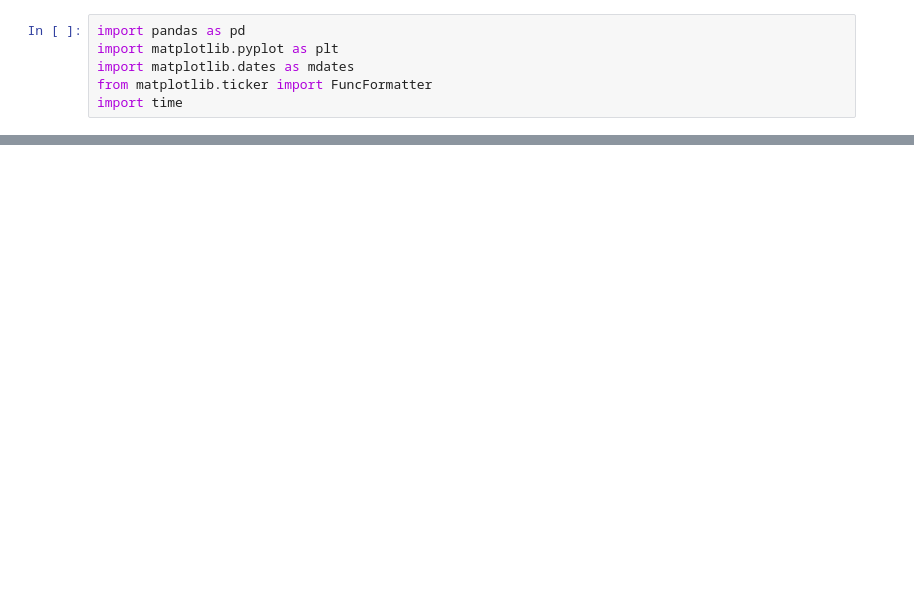
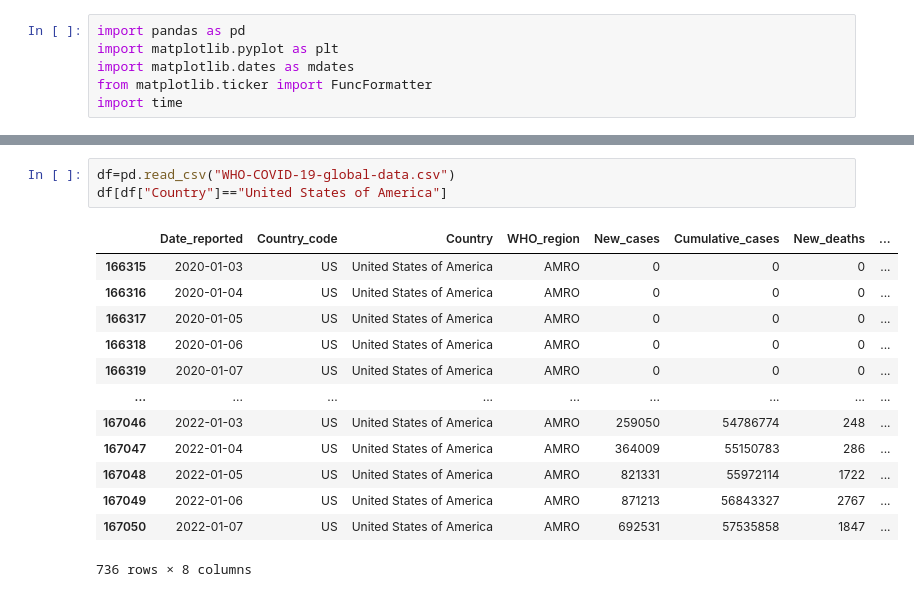
Before and after one commit to Eroyun/2021-worldwide-covid19-deaths, a Jupyter notebook: Covid 19 Graphs by Country.ipynb, the cells around one changed output, grey strips where cells are left out. Drawn from its saved outputs; the diff is of its cells as text; blank space fills up the shorter version.

```diff
--- a/Covid 19 Graphs by Country.ipynb
+++ b/Covid 19 Graphs by Country.ipynb
@@ -81,0 +82,17 @@ Text(0.5, 0.98, 'Turkey Covid-19 Cases and Deaths')
+# %%
+df=pd.read_csv("WHO-COVID-19-global-data.csv")
+df[df["Country"]=="United States of America"]
+# %% [output]
+|  | Date_reported | Country_code | Country | WHO_region | New_cases | Cumulative_cases | New_deaths | ... |
+| 166315 | 2020-01-03 | US | United States of America | AMRO | 0 | 0 | 0 | ... |
+| 166316 | 2020-01-04 | US | United States of America | AMRO | 0 | 0 | 0 | ... |
+| 166317 | 2020-01-05 | US | United States of America | AMRO | 0 | 0 | 0 | ... |
+| 166318 | 2020-01-06 | US | United States of America | AMRO | 0 | 0 | 0 | ... |
+| 166319 | 2020-01-07 | US | United States of America | AMRO | 0 | 0 | 0 | ... |
+| ... | ... | ... | ... | ... | ... | ... | ... | ... |
+| 167046 | 2022-01-03 | US | United States of America | AMRO | 259050 | 54786774 | 248 | ... |
+| 167047 | 2022-01-04 | US | United States of America | AMRO | 364009 | 55150783 | 286 | ... |
+| 167048 | 2022-01-05 | US | United States of America | AMRO | 821331 | 55972114 | 1722 | ... |
+| 167049 | 2022-01-06 | US | United States of America | AMRO | 871213 | 56843327 | 2767 | ... |
+| 167050 | 2022-01-07 | US | United States of America | AMRO | 692531 | 57535858 | 1847 | ... |
+736 rows × 8 columns
```
Also changed, not shown: parts of 2 cells of this notebook.
